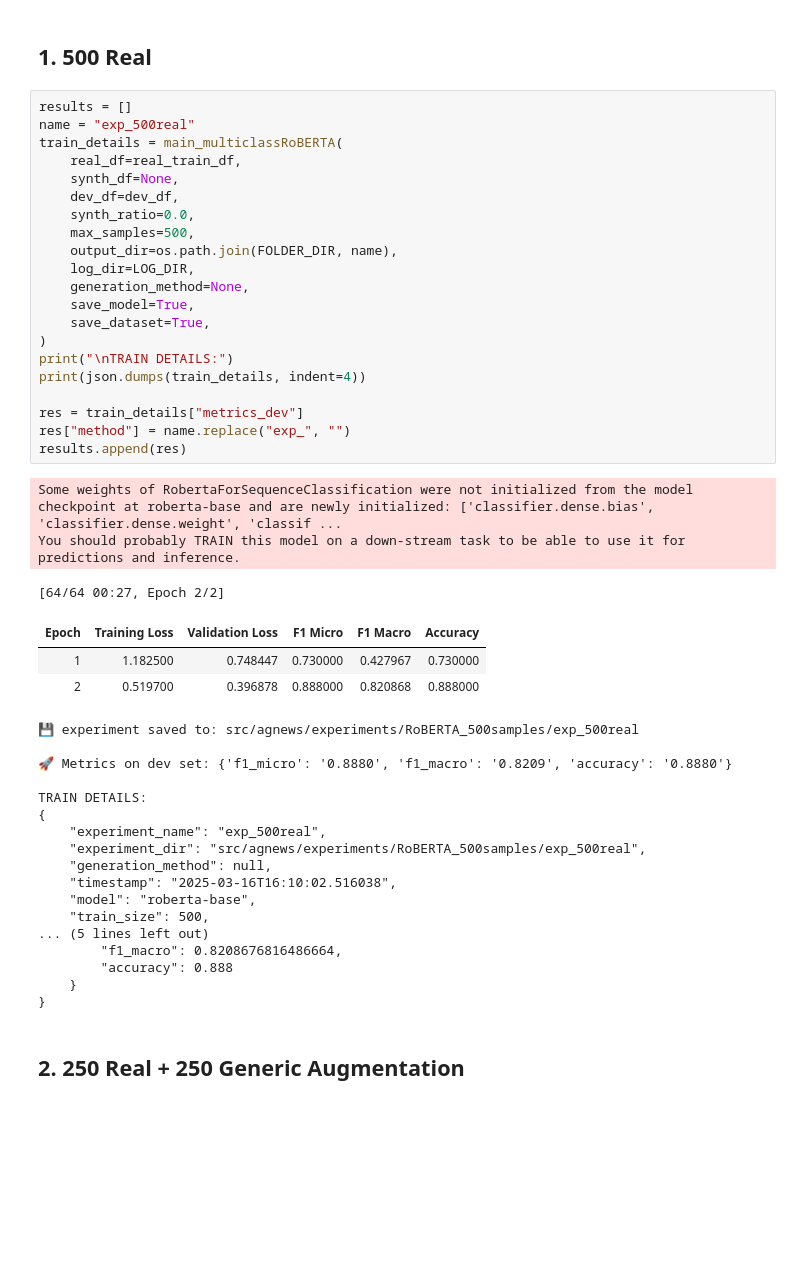
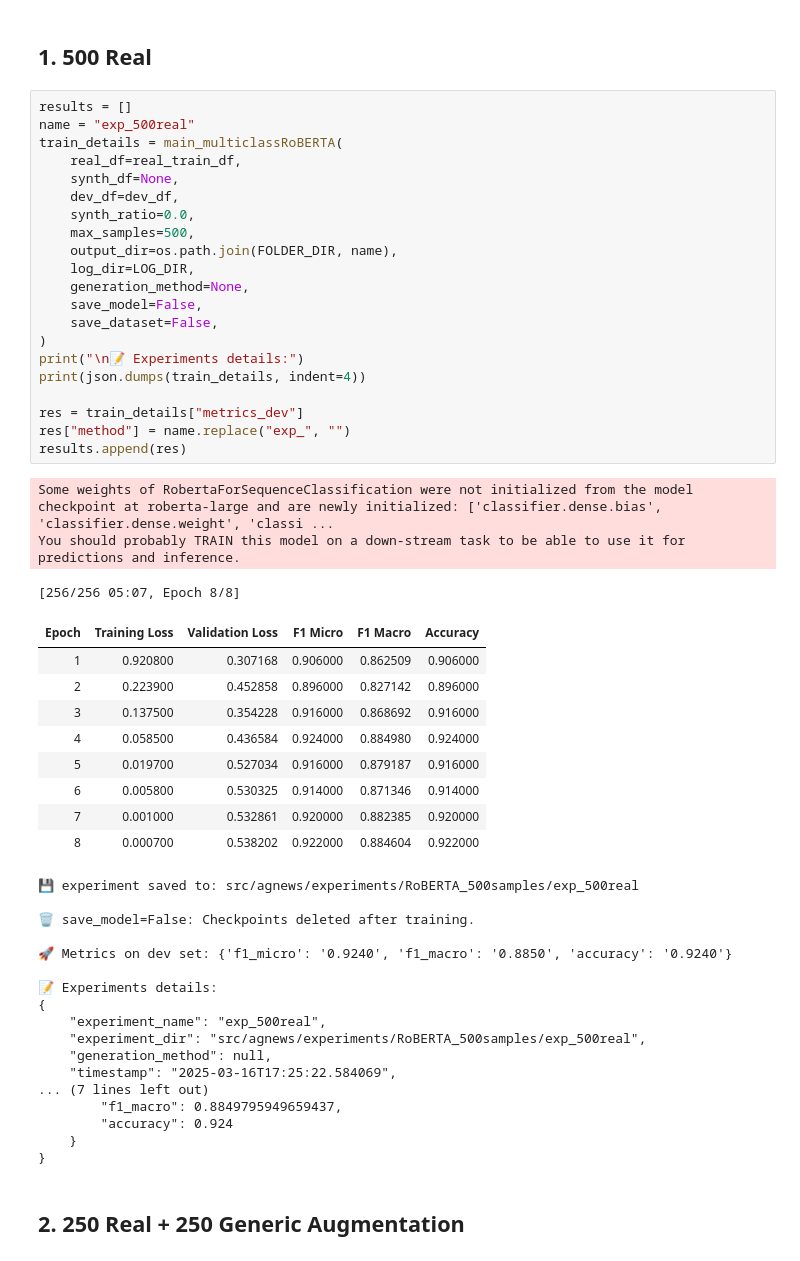
Before and after one commit to AlessandroGhiotto/thesis-nlp, a Jupyter notebook: src/agnews/run_multiclassRoBERTA_agnews.ipynb, the cells around one changed output. Drawn from its saved outputs; the diff is of its cells as text; blank space fills up the shorter version.

```diff
--- a/src/agnews/run_multiclassRoBERTA_agnews.ipynb
+++ b/src/agnews/run_multiclassRoBERTA_agnews.ipynb
@@ -44,46 +95,52 @@ syn_targeted_df = syn_targeted_df.drop(columns=["phenomena"])
 # %%
 results = []
 name = "exp_500real"
 train_details = main_multiclassRoBERTA(
     real_df=real_train_df,
     synth_df=None,
     dev_df=dev_df,
     synth_ratio=0.0,
     max_samples=500,
     output_dir=os.path.join(FOLDER_DIR, name),
     log_dir=LOG_DIR,
     generation_method=None,
-    save_model=True,
-    save_dataset=True,
+    save_model=False,
+    save_dataset=False,
 )
-print("\nTRAIN DETAILS:")
+print("\n📝 Experiments details:")
 print(json.dumps(train_details, indent=4))
 
 res = train_details["metrics_dev"]
 res["method"] = name.replace("exp_", "")
 results.append(res)
 # %% [output]
-Some weights of RobertaForSequenceClassification were not initialized from the model checkpoint at roberta-base and are newly initialized: ['classifier.dense.bias', 'classifier.dense.weight', 'classif ...
+Some weights of RobertaForSequenceClassification were not initialized from the model checkpoint at roberta-large and are newly initialized: ['classifier.dense.bias', 'classifier.dense.weight', 'classi ...
 You should probably TRAIN this model on a down-stream task to be able to use it for predictions and inference.
-[64/64 00:27, Epoch 2/2]
+[256/256 05:07, Epoch 8/8]
 | Epoch | Training Loss | Validation Loss | F1 Micro | F1 Macro | Accuracy |
-| 1 | 1.182500 | 0.748447 | 0.730000 | 0.427967 | 0.730000 |
-| 2 | 0.519700 | 0.396878 | 0.888000 | 0.820868 | 0.888000 |
+| 1 | 0.920800 | 0.307168 | 0.906000 | 0.862509 | 0.906000 |
+| 2 | 0.223900 | 0.452858 | 0.896000 | 0.827142 | 0.896000 |
+| 3 | 0.137500 | 0.354228 | 0.916000 | 0.868692 | 0.916000 |
+| 4 | 0.058500 | 0.436584 | 0.924000 | 0.884980 | 0.924000 |
+| 5 | 0.019700 | 0.527034 | 0.916000 | 0.879187 | 0.916000 |
+| 6 | 0.005800 | 0.530325 | 0.914000 | 0.871346 | 0.914000 |
+| 7 | 0.001000 | 0.532861 | 0.920000 | 0.882385 | 0.920000 |
+| 8 | 0.000700 | 0.538202 | 0.922000 | 0.884604 | 0.922000 |
 💾 experiment saved to: src/agnews/experiments/RoBERTA_500samples/exp_500real
 
-🚀 Metrics on dev set: {'f1_micro': '0.8880', 'f1_macro': '0.8209', 'accuracy': '0.8880'}
+🗑️ save_model=False: Checkpoints deleted after training.
 
-TRAIN DETAILS:
+🚀 Metrics on dev set: {'f1_micro': '0.9240', 'f1_macro': '0.8850', 'accuracy': '0.9240'}
+
+📝 Experiments details:
 {
     "experiment_name": "exp_500real",
     "experiment_dir": "src/agnews/experiments/RoBERTA_500samples/exp_500real",
     "generation_method": null,
-    "timestamp": "2025-03-16T16:10:02.516038",
-    "model": "roberta-base",
-    "train_size": 500,
-... (5 lines left out)
-        "f1_macro": 0.8208676816486664,
-        "accuracy": 0.888
+    "timestamp": "2025-03-16T17:25:22.584069",
+... (7 lines left out)
+        "f1_macro": 0.8849795949659437,
+        "accuracy": 0.924
     }
 }
 # %% [markdown]
```
Also changed, not shown: parts of 7 cells of this notebook, 8 other files.
